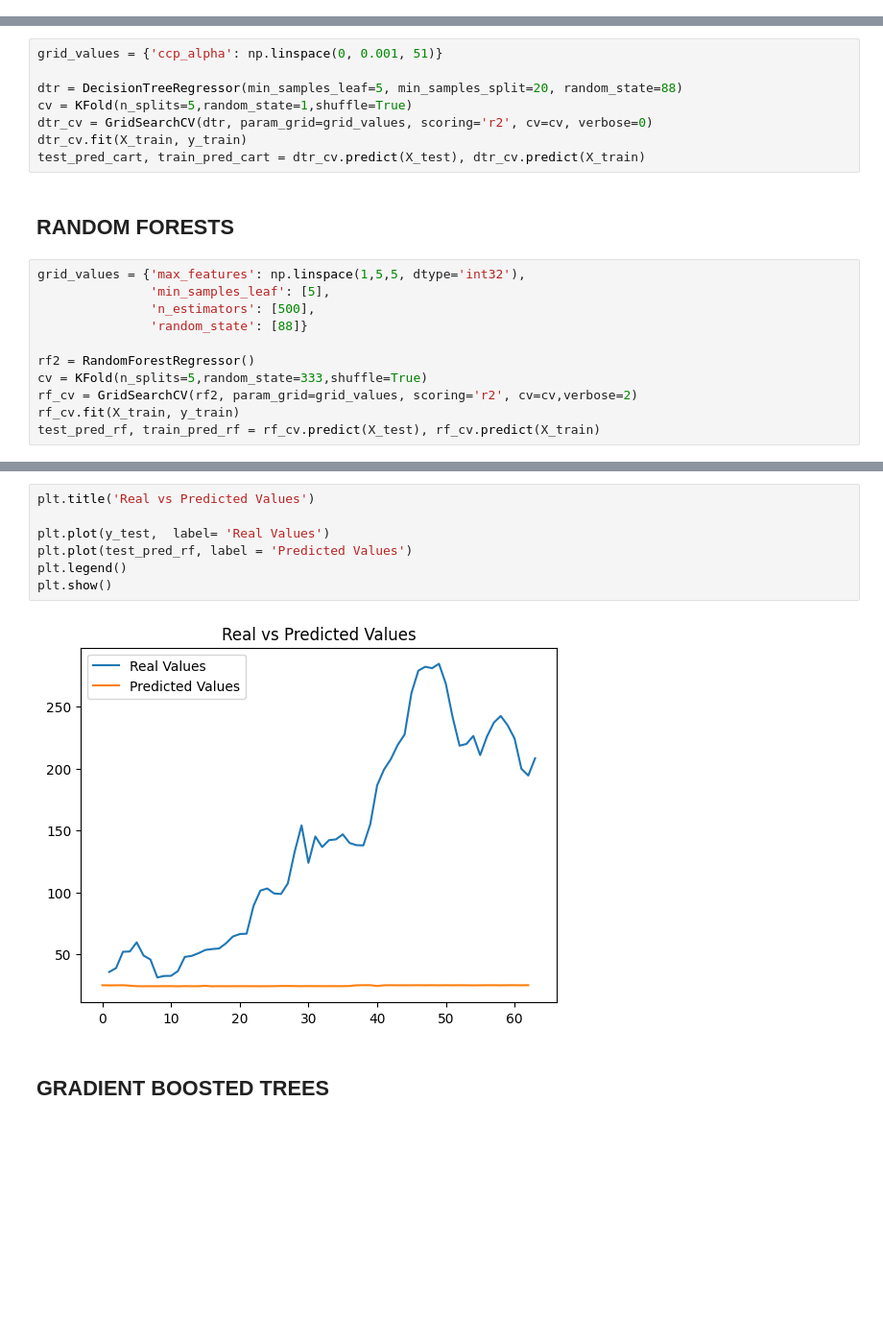
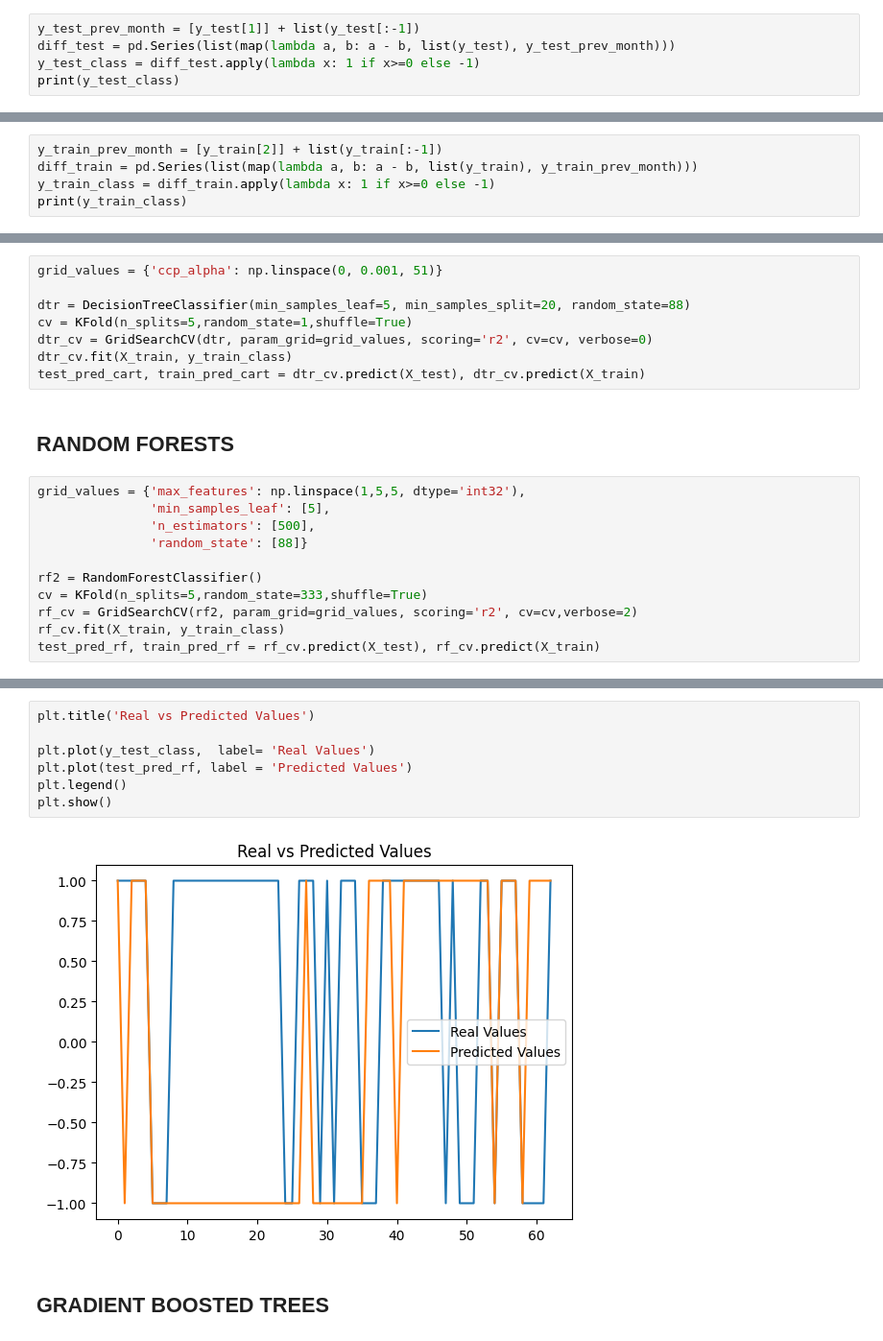
Before and after one commit to majda-br/Stock-trend-prediction, a Jupyter notebook: models/models.ipynb, the cells around one changed output, grey strips where cells are left out. Shown at 96% size. Cells and saved outputs as stored; diff of their text form; blank space fills up the shorter version.

```diff
--- a/models/models.ipynb
+++ b/models/models.ipynb
@@ -357,3 +357,8 @@ Mean Absolute Error Percentage: 0.071439880727137
 ## Load Data - Train & Test split with time benchmark
 # %% [markdown]
 #### Random split is needed for accuracy of tree-based models since the range of possible stock price values changes over time
+# %%
+y_test_prev_month = [y_test[1]] + list(y_test[:-1])
+diff_test = pd.Series(list(map(lambda a, b: a - b, list(y_test), y_test_prev_month)))
+y_test_class = diff_test.apply(lambda x: 1 if x>=0 else -1)
+print(y_test_class)
@@ -359,0 +378,5 @@ Mean Absolute Error Percentage: 0.071439880727137
+# %%
+y_train_prev_month = [y_train[2]] + list(y_train[:-1])
+diff_train = pd.Series(list(map(lambda a, b: a - b, list(y_train), y_train_prev_month)))
+y_train_class = diff_train.apply(lambda x: 1 if x>=0 else -1)
+print(y_train_class)
@@ -362,10 +398,10 @@ Mean Absolute Error Percentage: 0.071439880727137
 # %%
 grid_values = {'ccp_alpha': np.linspace(0, 0.001, 51)}
 
-dtr = DecisionTreeRegressor(min_samples_leaf=5, min_samples_split=20, random_state=88)
+dtr = DecisionTreeClassifier(min_samples_leaf=5, min_samples_split=20, random_state=88)
 cv = KFold(n_splits=5,random_state=1,shuffle=True)
 dtr_cv = GridSearchCV(dtr, param_grid=grid_values, scoring='r2', cv=cv, verbose=0)
-dtr_cv.fit(X_train, y_train)
+dtr_cv.fit(X_train, y_train_class)
 test_pred_cart, train_pred_cart = dtr_cv.predict(X_test), dtr_cv.predict(X_train)
 # %% [markdown]
 ## RANDOM FORESTS
@@ -375,10 +411,10 @@ grid_values = {'max_features': np.linspace(1,5,5, dtype='int32'),
                'n_estimators': [500],
                'random_state': [88]}
 
-rf2 = RandomForestRegressor()
+rf2 = RandomForestClassifier()
 cv = KFold(n_splits=5,random_state=333,shuffle=True)
 rf_cv = GridSearchCV(rf2, param_grid=grid_values, scoring='r2', cv=cv,verbose=2)
-rf_cv.fit(X_train, y_train)
+rf_cv.fit(X_train, y_train_class)
 test_pred_rf, train_pred_rf = rf_cv.predict(X_test), rf_cv.predict(X_train)
 # %% [output]
 Fitting 5 folds for each of 5 candidates, totalling 25 fits
@@ -401,12 +437,12 @@ Fitting 5 folds for each of 5 candidates, totalling 25 fits
 # %%
 plt.title('Real vs Predicted Values')
 
-plt.plot(y_test,  label= 'Real Values')
+plt.plot(y_test_class,  label= 'Real Values')
 plt.plot(test_pred_rf, label = 'Predicted Values')
 plt.legend()
 plt.show()
 # %% [output]
-[figure, old version]
+[figure, new version]
 # %% [markdown]
 ## GRADIENT BOOSTED TREES
 # %%
```
Also changed, not shown: parts of 14 cells of this notebook.
